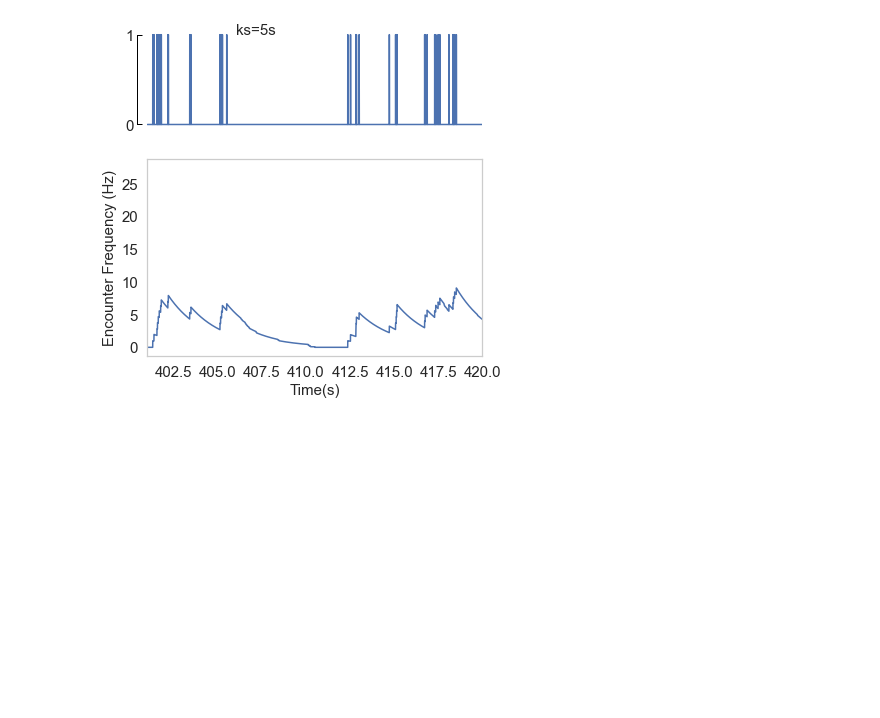
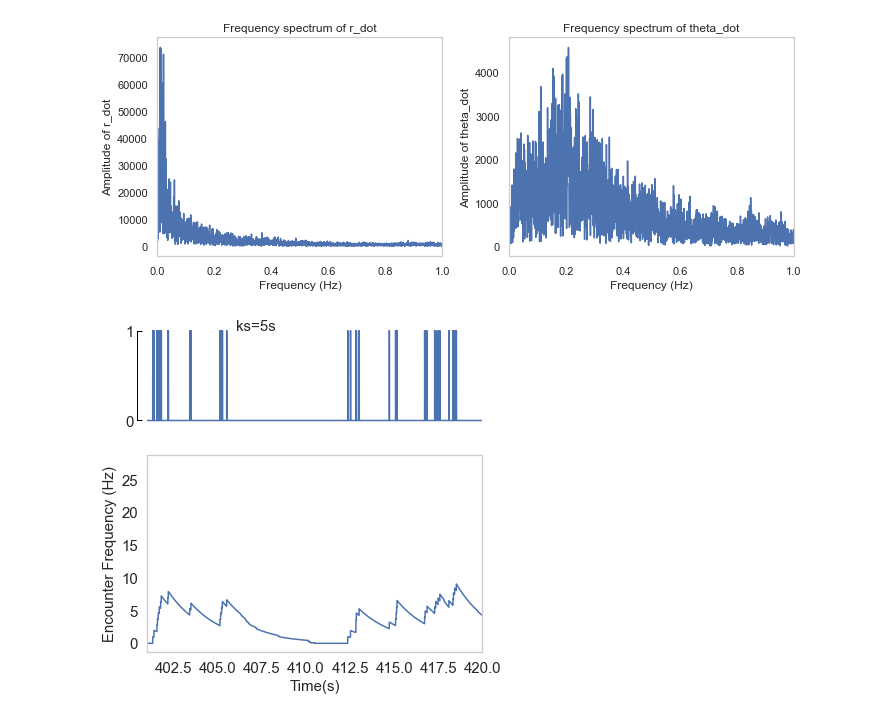
Before and after one commit to arunavanag591/odor_analysis, a Jupyter notebook: data_exploration/odorAnalysis.ipynb, the cells around one changed output. Cells and saved outputs as stored; diff of their text form; code cells hidden in the pictures; blank space fills up the shorter version.

```diff
--- a/data_exploration/odorAnalysis.ipynb
+++ b/data_exploration/odorAnalysis.ipynb
@@ -134,3 +86,38 @@ f.savefig('../../Figure/hist_gs.jpeg', dpi=300, bbox_inches = "tight")
+# %%
+result = pd.DataFrame( columns=['r', 'theta', 'r_dot', 'theta_dot'])
+result.r=r
+result.theta=theta
+result.r_dot=r_dot
+result.theta_dot=theta_dot
+result['time'] = df.time
+# %%
+
+r_dot_fft = np.fft.fft(result['r_dot'])
+theta_dot_fft = np.fft.fft(result['theta_dot'])
+dt=result.time[1]-result.time[0]
+frequencies = np.fft.fftfreq(len(result['r_dot']), d=dt)[:len(result['r_dot'])//2]
+r_dot_fft = r_dot_fft[:len(result['r_dot'])//2]
+theta_dot_fft = theta_dot_fft[:len(result['theta_dot'])//2]
+# %%
+f, ax = plt.subplots(1, 2, figsize=(10, 4))
+
+ax[0].grid(False)
+ax[0].plot(frequencies, np.abs(r_dot_fft))
+ax[0].set_xlabel('Frequency (Hz)')
+ax[0].set_ylabel('Amplitude of r_dot')
+ax[0].set_title('Frequency spectrum of r_dot')
+ax[0].set_xlim(0,1)
+
+ax[1].grid(False)
+ax[1].plot(frequencies, np.abs(theta_dot_fft))
+ax[1].set_xlabel('Frequency (Hz)')
+ax[1].set_ylabel('Amplitude of theta_dot')
+ax[1].set_title('Frequency spectrum of theta_dot')
+ax[1].set_xlim(0,1)
+
+f.tight_layout()
+# %% [output]
+[figure, added]
 # %%
 # def project(a,b):
 #     return (np.dot(a, b) / np.dot(b, b)) * b
```
Also changed, not shown: parts of 8 cells of this notebook, 1 other file.
